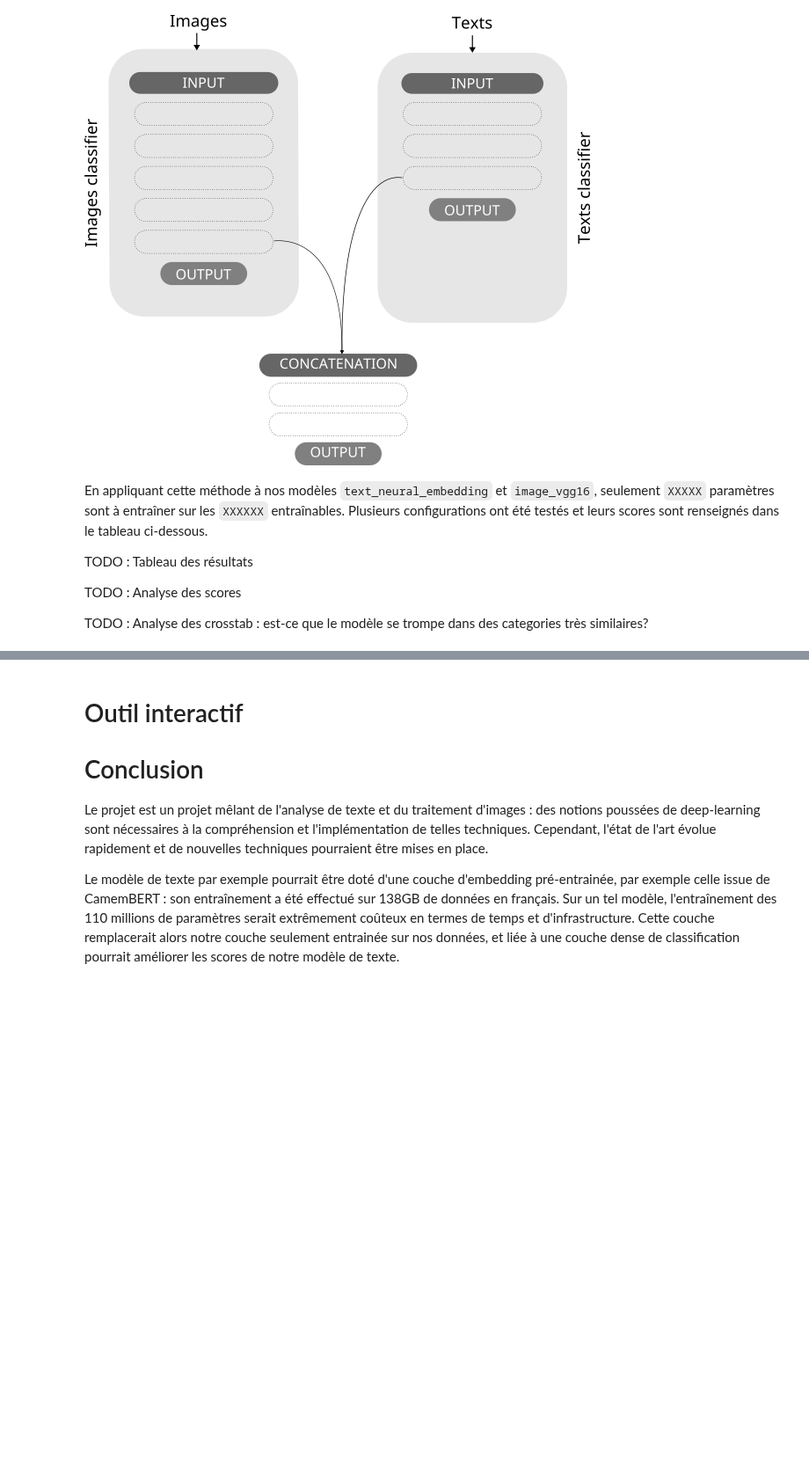
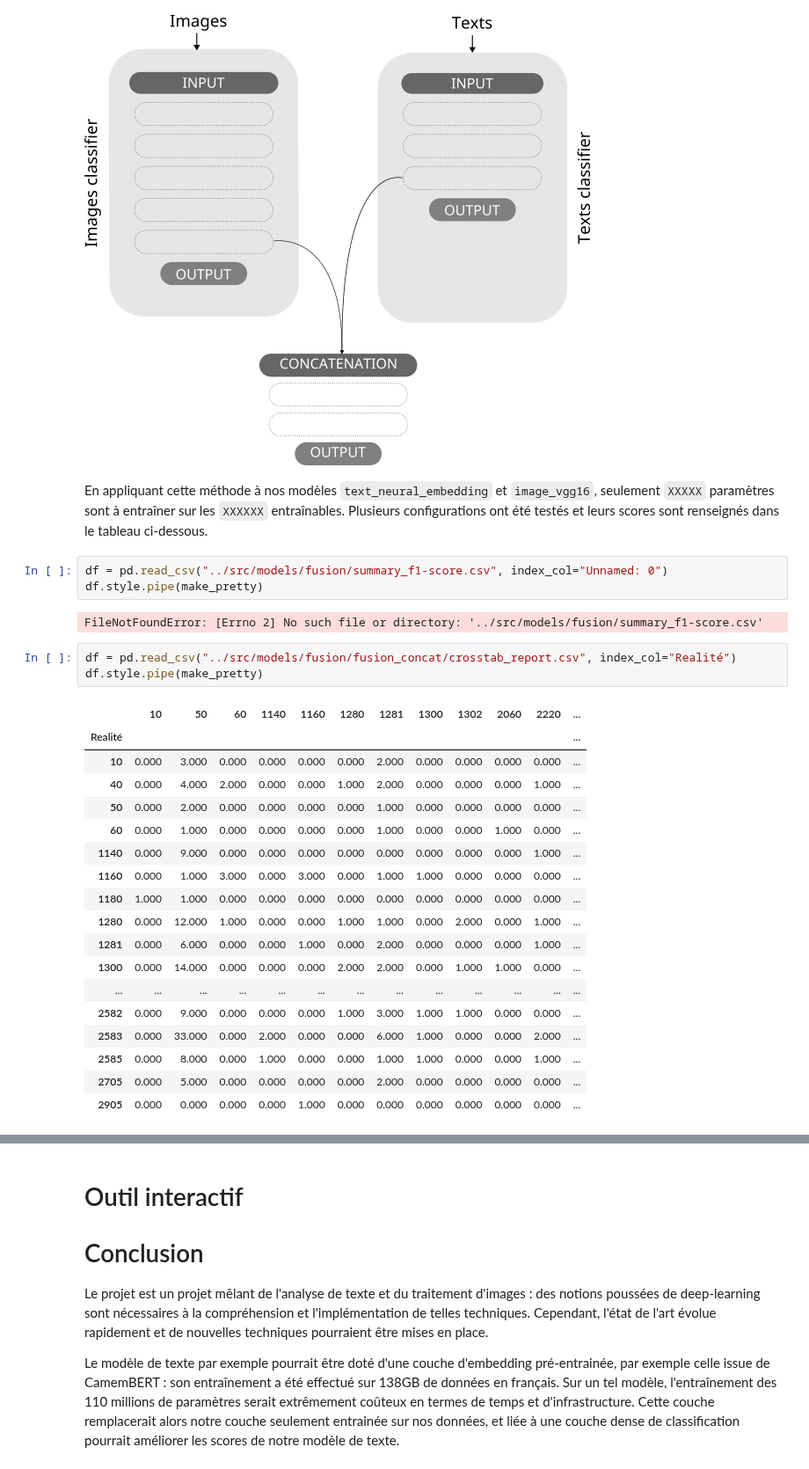
Before and after one commit to data-modelisation/rakuten, a Jupyter notebook: notebooks/final_report.ipynb, the cells around one changed output, grey strips where cells are left out. Shown at 88% size. Cells and saved outputs as stored; diff of their text form; blank space fills up the shorter version.

```diff
--- a/notebooks/final_report.ipynb
+++ b/notebooks/final_report.ipynb
@@ -353,10 +359,30 @@ Image(filename="images/fusion_methodology.png")
 [figure]
 # %% [markdown]
 En appliquant cette méthode à nos modèles `text_neural_embedding` et `image_vgg16`, seulement `XXXXX` paramètres sont à entraîner sur les `XXXXXX` entraînables. Plusieurs configurations ont été testés et leurs scores sont renseignés dans le tableau ci-dessous.
-
-
-TODO : Tableau des résultats
-
-TODO : Analyse des scores
-
-TODO : Analyse des crosstab : est-ce que le modèle se trompe dans des categories très similaires?
+# %%
+df = pd.read_csv("../src/models/fusion/summary_f1-score.csv", index_col="Unnamed: 0")
+df.style.pipe(make_pretty)
+# %% [output]
+FileNotFoundError: [Errno 2] No such file or directory: '../src/models/fusion/summary_f1-score.csv'
+# %%
+df = pd.read_csv("../src/models/fusion/fusion_concat/crosstab_report.csv", index_col="Realité")
+df.style.pipe(make_pretty)
+# %% [output]
+|  | 10 | 50 | 60 | 1140 | 1160 | 1280 | 1281 | 1300 | 1302 | 2060 | 2220 | ... |
+| Realité |  |  |  |  |  |  |  |  |  |  |  | ... |
+| 10 | 0.000 | 3.000 | 0.000 | 0.000 | 0.000 | 0.000 | 2.000 | 0.000 | 0.000 | 0.000 | 0.000 | ... |
+| 40 | 0.000 | 4.000 | 2.000 | 0.000 | 0.000 | 1.000 | 2.000 | 0.000 | 0.000 | 0.000 | 1.000 | ... |
+| 50 | 0.000 | 2.000 | 0.000 | 0.000 | 0.000 | 0.000 | 1.000 | 0.000 | 0.000 | 0.000 | 0.000 | ... |
+| 60 | 0.000 | 1.000 | 0.000 | 0.000 | 0.000 | 0.000 | 1.000 | 0.000 | 0.000 | 1.000 | 0.000 | ... |
+| 1140 | 0.000 | 9.000 | 0.000 | 0.000 | 0.000 | 0.000 | 0.000 | 0.000 | 0.000 | 0.000 | 1.000 | ... |
+| 1160 | 0.000 | 1.000 | 3.000 | 0.000 | 3.000 | 0.000 | 1.000 | 1.000 | 0.000 | 0.000 | 0.000 | ... |
+| 1180 | 1.000 | 1.000 | 0.000 | 0.000 | 0.000 | 0.000 | 0.000 | 0.000 | 0.000 | 0.000 | 0.000 | ... |
+| 1280 | 0.000 | 12.000 | 1.000 | 0.000 | 0.000 | 1.000 | 1.000 | 0.000 | 2.000 | 0.000 | 1.000 | ... |
+| 1281 | 0.000 | 6.000 | 0.000 | 0.000 | 1.000 | 0.000 | 2.000 | 0.000 | 0.000 | 0.000 | 1.000 | ... |
+| 1300 | 0.000 | 14.000 | 0.000 | 0.000 | 0.000 | 2.000 | 2.000 | 0.000 | 1.000 | 1.000 | 0.000 | ... |
+| ... | ... | ... | ... | ... | ... | ... | ... | ... | ... | ... | ... | ... |
+| 2582 | 0.000 | 9.000 | 0.000 | 0.000 | 0.000 | 1.000 | 3.000 | 1.000 | 1.000 | 0.000 | 0.000 | ... |
+| 2583 | 0.000 | 33.000 | 0.000 | 2.000 | 0.000 | 0.000 | 6.000 | 1.000 | 0.000 | 0.000 | 2.000 | ... |
+| 2585 | 0.000 | 8.000 | 0.000 | 1.000 | 0.000 | 0.000 | 1.000 | 1.000 | 0.000 | 0.000 | 1.000 | ... |
+| 2705 | 0.000 | 5.000 | 0.000 | 0.000 | 0.000 | 0.000 | 2.000 | 0.000 | 0.000 | 0.000 | 0.000 | ... |
+| 2905 | 0.000 | 0.000 | 0.000 | 0.000 | 1.000 | 0.000 | 0.000 | 0.000 | 0.000 | 0.000 | 0.000 | ... |
```
Also changed, not shown: parts of 6 cells of this notebook, 1 other file.
